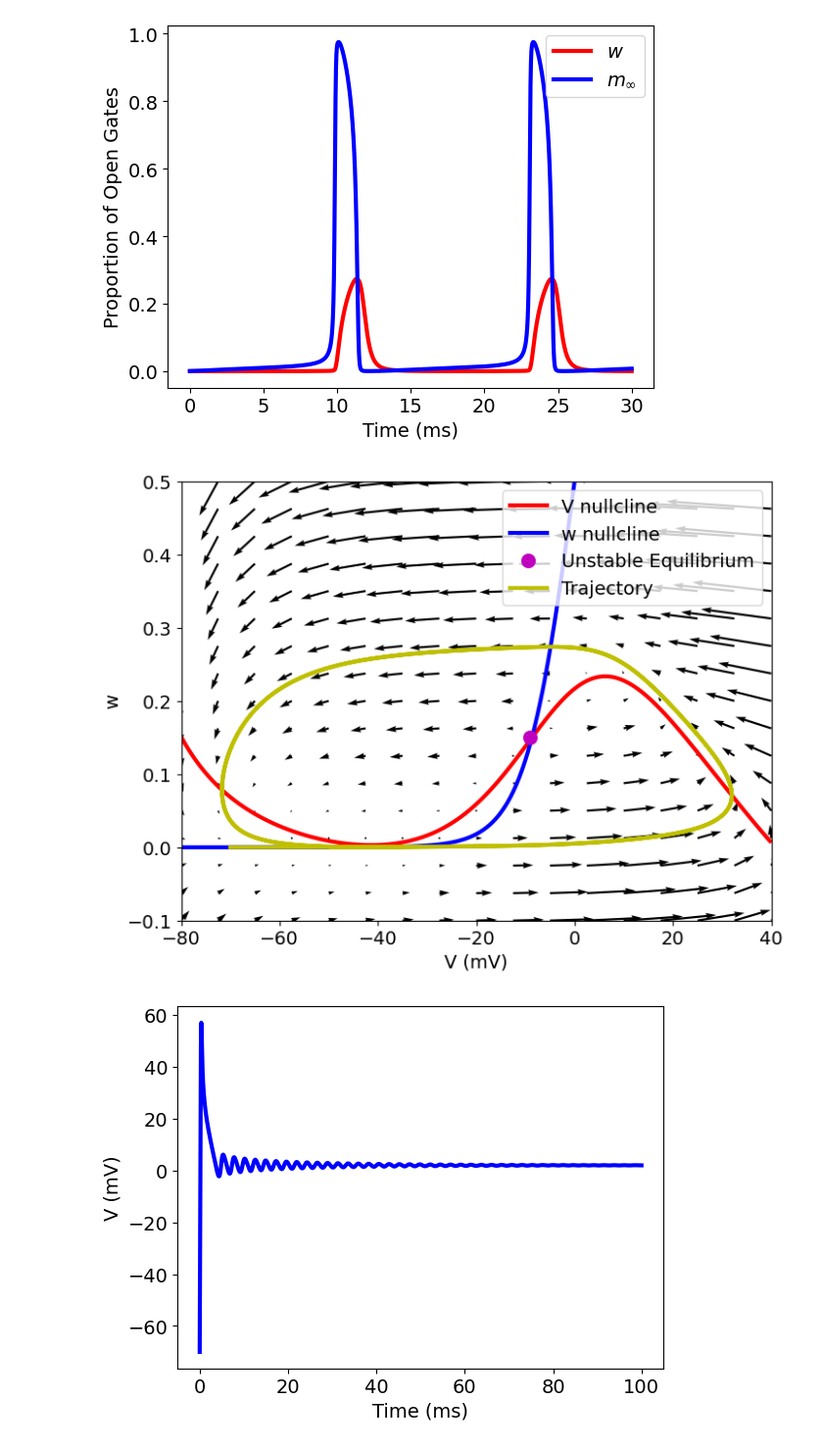
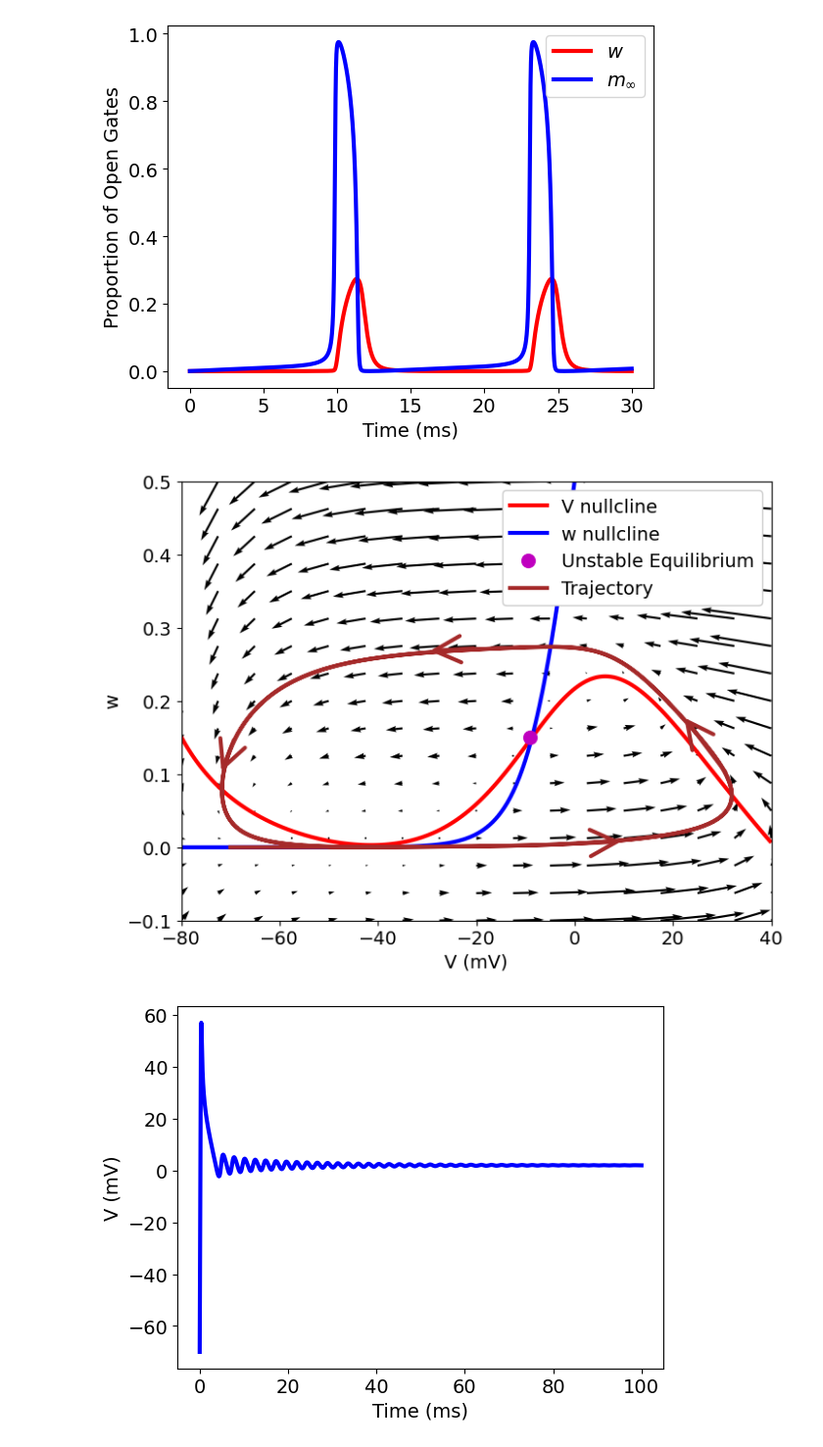
Before and after one commit to sstanbridge09/biologyCoursework, a Jupyter notebook: phasePortraits.ipynb, the cells around one changed output. Shown at 98% size. Cells and saved outputs as stored; diff of their text form; code cells hidden in the pictures.

```diff
--- a/phasePortraits.ipynb
+++ b/phasePortraits.ipynb
@@ -251,37 +311,45 @@ def hodgkinHuxley(t, x, p):
 
     return np.array([dVdt, dwdt])
 ode_rhs = np.array([hodgkinHuxley(0, coord, par) for coord in coords])
 ode_rhsPlane = np.array([hodgkinHuxley(0, coord, par) for coord in coordsPlane])
 
 v_dot = ode_rhs[:, 0].reshape(xx.shape)
 w_dot = ode_rhs[:, 1].reshape(xx.shape)
 
 v_dotPlane = ode_rhsPlane[:, 0].reshape(xxPlane.shape)
 w_dotPlane = ode_rhsPlane[:, 1].reshape(xxPlane.shape)
 
 
 plt.figure(figsize=(8, 6))
 v_contour = plt.contour(xx, yy, v_dot, levels=[0], colors='r')  # Red for V nullcline
 w_contour = plt.contour(xx, yy, w_dot, levels=[0], colors='b')
 v_handle = plt.Line2D([0], [0], color='r', label='V nullcline')
 w_handle = plt.Line2D([0], [0], color='b', label='w nullcline')
 
 # Create handles for the equilibrium points
 unstable_eq_handle = plt.Line2D([0], [0], marker='o', color='m', label='Unstable Equilibrium', markersize=10, linestyle='')
-trajectory = plt.Line2D([0], [0],color = 'y',label = 'Trajectory')
+trajectory = plt.Line2D([0], [0],color = 'brown',label = 'Trajectory')
 # Create the legend
 plt.quiver(xxPlane, yyPlane, v_dotPlane, w_dotPlane, angles='xy', scale_units='xy', scale=30, color='k')
 plt.plot(-9, 0.15, 'mo', label='Unstable Equilibrium', markersize=10)
-plt.plot(V_values,w_values,'y',label = 'Trajectory')
+plt.plot(V_values,w_values,'brown',label = 'Trajectory')
 plt.xlabel('V (mV)')
 plt.ylabel('w')
+plt.annotate("", xy=(10, 0.008), xytext=(0, 00.005),
+             arrowprops=dict(arrowstyle="->", color='brown', linewidth=3),size=50)
+plt.annotate("", xy=(-30, 00.268), xytext=(-20, 00.272),
+             arrowprops=dict(arrowstyle="->", color='brown', linewidth=3),size=50)
+plt.annotate("", xy=(-72, 0.1), xytext=(-69.1, 0.15),
+             arrowprops=dict(arrowstyle="->", color='brown', linewidth=3),size=50)
+plt.annotate("", xy=(22, 0.18), xytext=(31, 0.1),
+             arrowprops=dict(arrowstyle="->", color='brown', linewidth=3),size=50)
 
 # Include all handles in the legend
-plt.legend(handles=[v_handle, w_handle, unstable_eq_handle, trajectory], loc="best")
+plt.legend(handles=[v_handle, w_handle, unstable_eq_handle, trajectory], loc="best",framealpha=1.0)
 
 plt.show()
 # %% [output]
-[figure, old version]
+[figure, new version]
 # %%
 par = np.array([
     2,      # C
```
Also changed, not shown: parts of 7 cells of this notebook, 3 other files.
